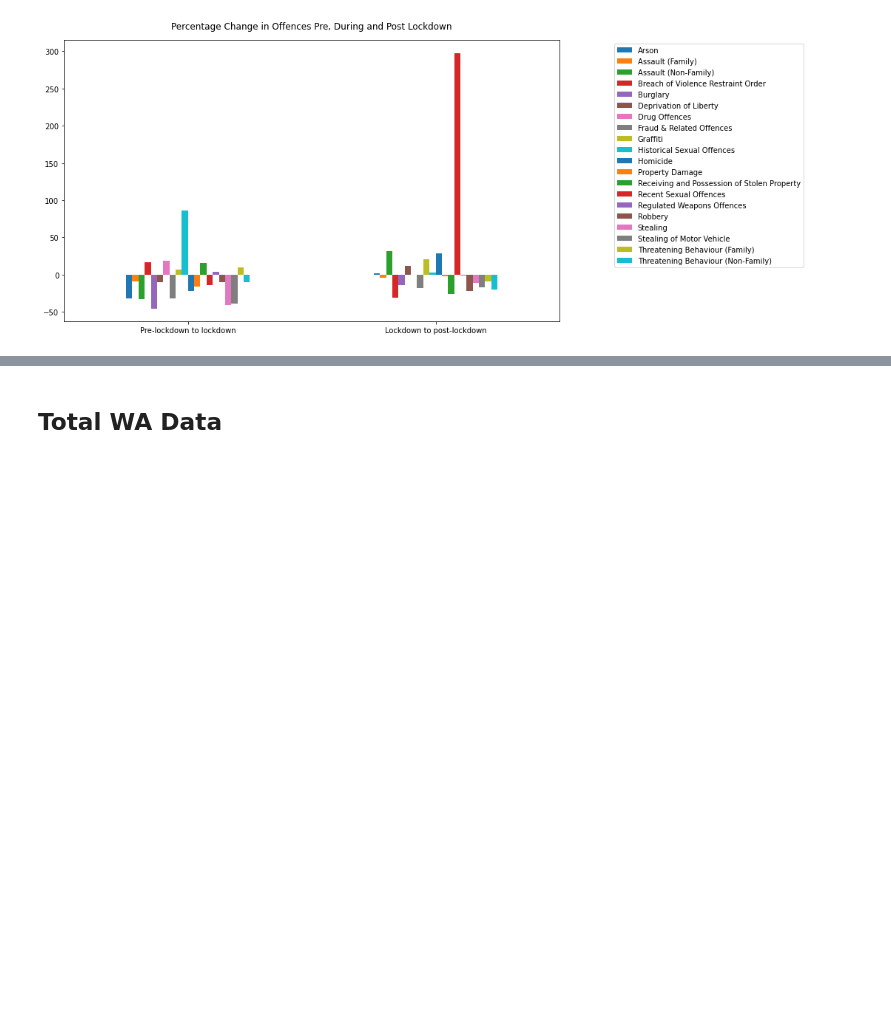
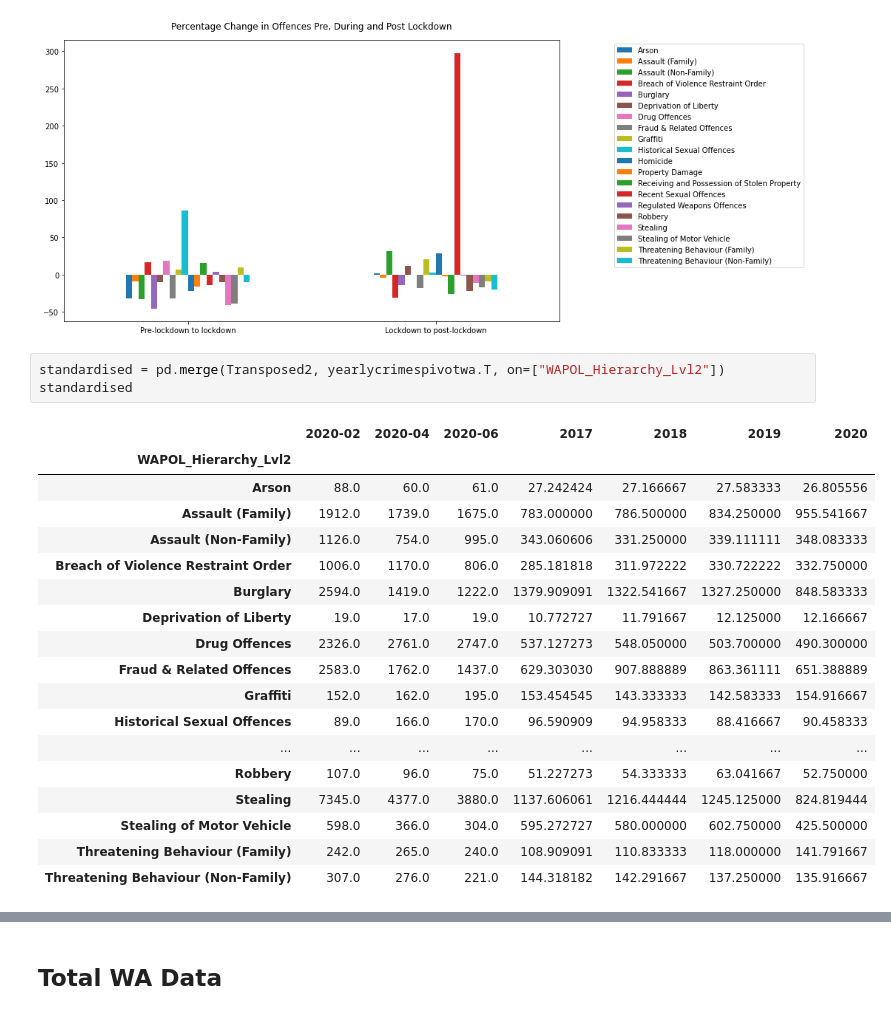
Before and after one commit to FernB/WACrimeRatesCovid19, a Jupyter notebook: WACrimeStatistics.ipynb, the cells around one changed output, grey strips where cells are left out. Saved outputs shown, nothing was run; the diff lists cells and outputs as text; blank space fills up the shorter version.

```diff
--- a/WACrimeStatistics.ipynb
+++ b/WACrimeStatistics.ipynb
@@ -574,4 +598,26 @@ plt.savefig("crimeswapercentchange.png",bbox_inches='tight')
 plt.show()
 # %% [output]
 [figure]
+# %%
+standardised = pd.merge(Transposed2, yearlycrimespivotwa.T, on=["WAPOL_Hierarchy_Lvl2"])
+standardised
+# %% [output]
+|  | 2020-02 | 2020-04 | 2020-06 | 2017 | 2018 | 2019 | 2020 |
+| WAPOL_Hierarchy_Lvl2 |  |  |  |  |  |  |  |
+| Arson | 88.0 | 60.0 | 61.0 | 27.242424 | 27.166667 | 27.583333 | 26.805556 |
+| Assault (Family) | 1912.0 | 1739.0 | 1675.0 | 783.000000 | 786.500000 | 834.250000 | 955.541667 |
+| Assault (Non-Family) | 1126.0 | 754.0 | 995.0 | 343.060606 | 331.250000 | 339.111111 | 348.083333 |
+| Breach of Violence Restraint Order | 1006.0 | 1170.0 | 806.0 | 285.181818 | 311.972222 | 330.722222 | 332.750000 |
+| Burglary | 2594.0 | 1419.0 | 1222.0 | 1379.909091 | 1322.541667 | 1327.250000 | 848.583333 |
+| Deprivation of Liberty | 19.0 | 17.0 | 19.0 | 10.772727 | 11.791667 | 12.125000 | 12.166667 |
+| Drug Offences | 2326.0 | 2761.0 | 2747.0 | 537.127273 | 548.050000 | 503.700000 | 490.300000 |
+| Fraud & Related Offences | 2583.0 | 1762.0 | 1437.0 | 629.303030 | 907.888889 | 863.361111 | 651.388889 |
+| Graffiti | 152.0 | 162.0 | 195.0 | 153.454545 | 143.333333 | 142.583333 | 154.916667 |
+| Historical Sexual Offences | 89.0 | 166.0 | 170.0 | 96.590909 | 94.958333 | 88.416667 | 90.458333 |
+| ... | ... | ... | ... | ... | ... | ... | ... |
+| Robbery | 107.0 | 96.0 | 75.0 | 51.227273 | 54.333333 | 63.041667 | 52.750000 |
+| Stealing | 7345.0 | 4377.0 | 3880.0 | 1137.606061 | 1216.444444 | 1245.125000 | 824.819444 |
+| Stealing of Motor Vehicle | 598.0 | 366.0 | 304.0 | 595.272727 | 580.000000 | 602.750000 | 425.500000 |
+| Threatening Behaviour (Family) | 242.0 | 265.0 | 240.0 | 108.909091 | 110.833333 | 118.000000 | 141.791667 |
+| Threatening Behaviour (Non-Family) | 307.0 | 276.0 | 221.0 | 144.318182 | 142.291667 | 137.250000 | 135.916667 |
 # %%
```
Also changed, not shown: parts of 5 cells of this notebook.
